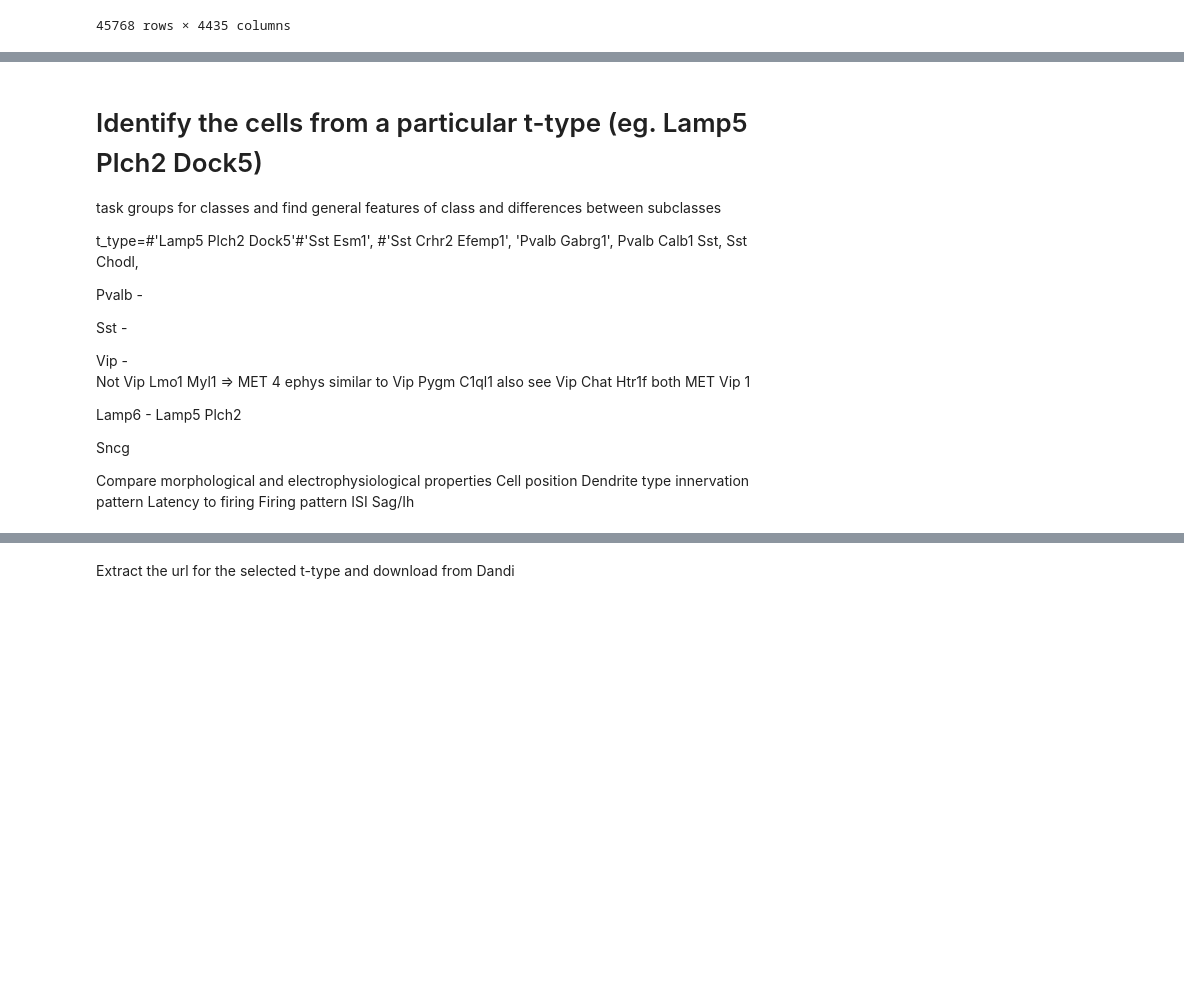
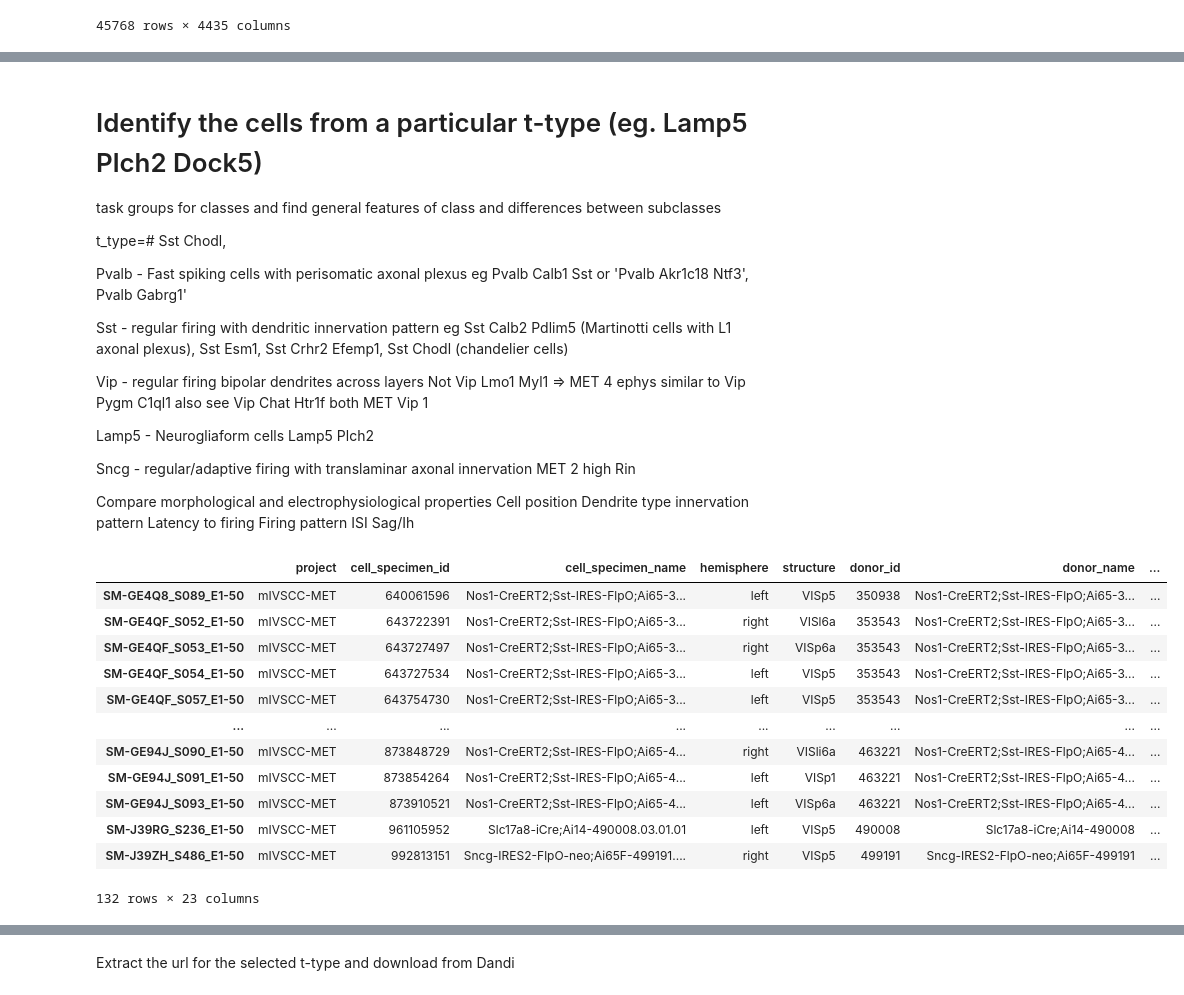
Before and after one commit to tonykelly00/BIGS-ephys2024, a Jupyter notebook: notebook/BIGS-ephys2024.ipynb, the cells around one changed output, grey strips where cells are left out. Cells and saved outputs as stored; diff of their text form; code cells hidden in the pictures; blank space fills up the shorter version.

Commit message:
updated cell examples

```diff
--- a/notebook/BIGS-ephys2024.ipynb
+++ b/notebook/BIGS-ephys2024.ipynb
@@ -115,21 +119,21 @@ sns.despine()
 # Identify the cells from a particular t-type (eg. Lamp5 Plch2 Dock5)
 task groups for classes and find general features of class and differences between subclasses
 
-t_type=#'Lamp5 Plch2 Dock5'#'Sst Esm1', #'Sst Crhr2 Efemp1', 'Pvalb Gabrg1', Pvalb Calb1 Sst, Sst Chodl,
+t_type=# Sst Chodl,
 
-Pvalb -
+Pvalb - Fast spiking cells with perisomatic axonal plexus eg Pvalb Calb1 Sst or 'Pvalb Akr1c18 Ntf3', Pvalb Gabrg1'
 
-Sst -
+Sst - regular firing with dendritic innervation pattern eg Sst Calb2 Pdlim5 (Martinotti cells with L1 axonal plexus), Sst Esm1, Sst Crhr2 Efemp1, Sst Chodl (chandelier cells)
 
 
-Vip -
+Vip -   regular firing bipolar dendrites across layers
         Not Vip Lmo1 Myl1 => MET 4
         ephys similar to Vip Pygm C1ql1
         also see Vip Chat Htr1f   both MET Vip 1
 
-Lamp6 - Lamp5 Plch2
+Lamp5 - Neurogliaform cells Lamp5 Plch2
 
-Sncg
+Sncg -  regular/adaptive firing with translaminar axonal innervation MET 2 high Rin
 
 Compare morphological and electrophysiological properties
 Cell position
@@ -140,10 +144,24 @@ Firing pattern ISI
 Sag/Ih
 # %%
 # Identify the cells from a particular t-type (eg. Lamp5 Plch2 Dock5) by
-t_type='Vip Chat Htr1f'#'Lamp5 Plch2 Dock5'#'Sst Esm1', #'Sst Crhr2 Efemp1', 'Pvalb Gabrg1', Pvalb Calb1 Sst, Sst Chodl, Vip Lmo1 Myl1
+t_type= 'Sst Chodl' #'Vip Chat Htr1f'#'Lamp5 Plch2 Dock5'#'Sst Esm1', #'Sst Crhr2 Efemp1', 'Pvalb Gabrg1', Pvalb Calb1 Sst, Sst Chodl, Vip Lmo1 Myl1
 my_ttype_metadata = metadata.loc[metadata["T-type Label"] == t_type, :]
 
 my_ttype_metadata
+# %% [output]
+|  | project | cell_specimen_id | cell_specimen_name | hemisphere | structure | donor_id | donor_name | ... |
+| SM-GE4Q8_S089_E1-50 | mIVSCC-MET | 640061596 | Nos1-CreERT2;Sst-IRES-FlpO;Ai65-3... | left | VISp5 | 350938 | Nos1-CreERT2;Sst-IRES-FlpO;Ai65-3... | ... |
+| SM-GE4QF_S052_E1-50 | mIVSCC-MET | 643722391 | Nos1-CreERT2;Sst-IRES-FlpO;Ai65-3... | right | VISl6a | 353543 | Nos1-CreERT2;Sst-IRES-FlpO;Ai65-3... | ... |
+| SM-GE4QF_S053_E1-50 | mIVSCC-MET | 643727497 | Nos1-CreERT2;Sst-IRES-FlpO;Ai65-3... | right | VISp6a | 353543 | Nos1-CreERT2;Sst-IRES-FlpO;Ai65-3... | ... |
+| SM-GE4QF_S054_E1-50 | mIVSCC-MET | 643727534 | Nos1-CreERT2;Sst-IRES-FlpO;Ai65-3... | left | VISp5 | 353543 | Nos1-CreERT2;Sst-IRES-FlpO;Ai65-3... | ... |
+| SM-GE4QF_S057_E1-50 | mIVSCC-MET | 643754730 | Nos1-CreERT2;Sst-IRES-FlpO;Ai65-3... | left | VISp5 | 353543 | Nos1-CreERT2;Sst-IRES-FlpO;Ai65-3... | ... |
+| ... | ... | ... | ... | ... | ... | ... | ... | ... |
+| SM-GE94J_S090_E1-50 | mIVSCC-MET | 873848729 | Nos1-CreERT2;Sst-IRES-FlpO;Ai65-4... | right | VISli6a | 463221 | Nos1-CreERT2;Sst-IRES-FlpO;Ai65-4... | ... |
+| SM-GE94J_S091_E1-50 | mIVSCC-MET | 873854264 | Nos1-CreERT2;Sst-IRES-FlpO;Ai65-4... | left | VISp1 | 463221 | Nos1-CreERT2;Sst-IRES-FlpO;Ai65-4... | ... |
+| SM-GE94J_S093_E1-50 | mIVSCC-MET | 873910521 | Nos1-CreERT2;Sst-IRES-FlpO;Ai65-4... | left | VISp6a | 463221 | Nos1-CreERT2;Sst-IRES-FlpO;Ai65-4... | ... |
+| SM-J39RG_S236_E1-50 | mIVSCC-MET | 961105952 | Slc17a8-iCre;Ai14-490008.03.01.01 | left | VISp5 | 490008 | Slc17a8-iCre;Ai14-490008 | ... |
+| SM-J39ZH_S486_E1-50 | mIVSCC-MET | 992813151 | Sncg-IRES2-FlpO-neo;Ai65F-499191.... | right | VISp5 | 499191 | Sncg-IRES2-FlpO-neo;Ai65F-499191 | ... |
+132 rows × 23 columns
 # %%
 my_ttype_mask = gene_data.columns.isin(my_ttype_metadata["transcriptomics_sample_id"].tolist())
 
```
Also changed, not shown: parts of 12 cells of this notebook, 1 other file.
